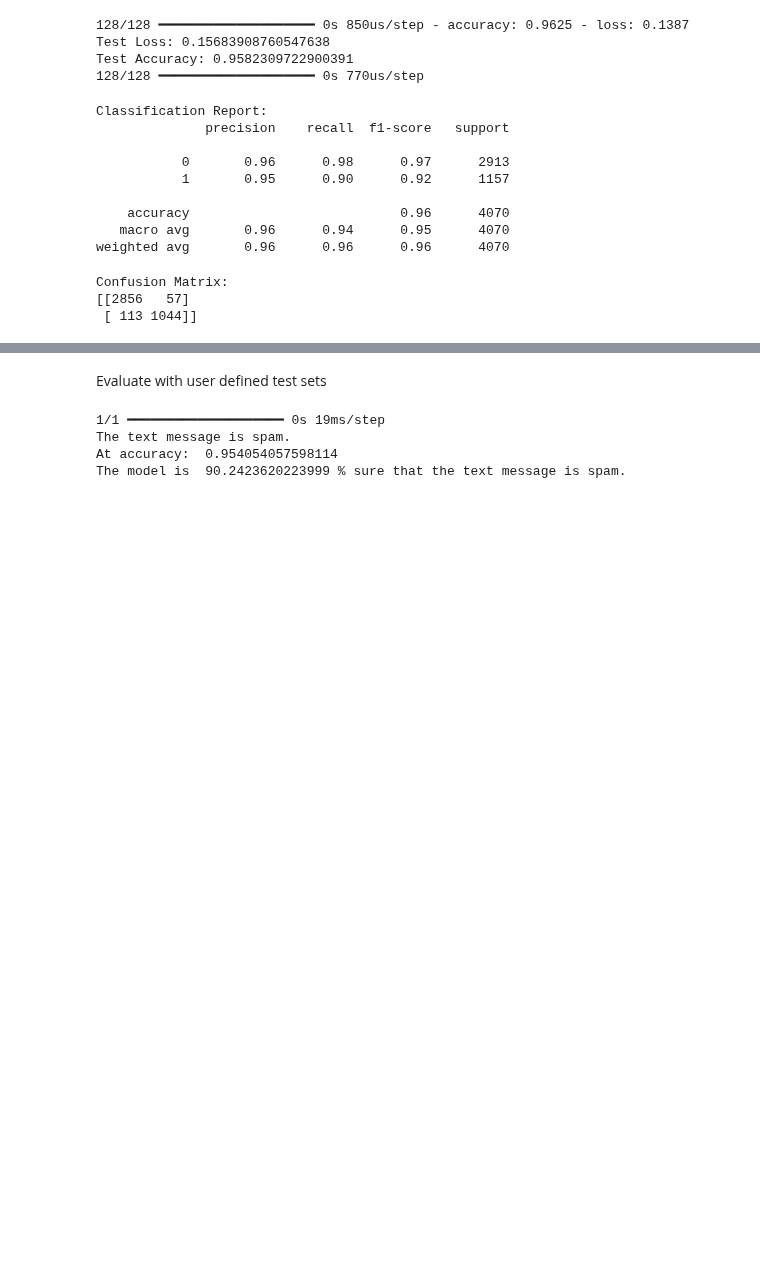
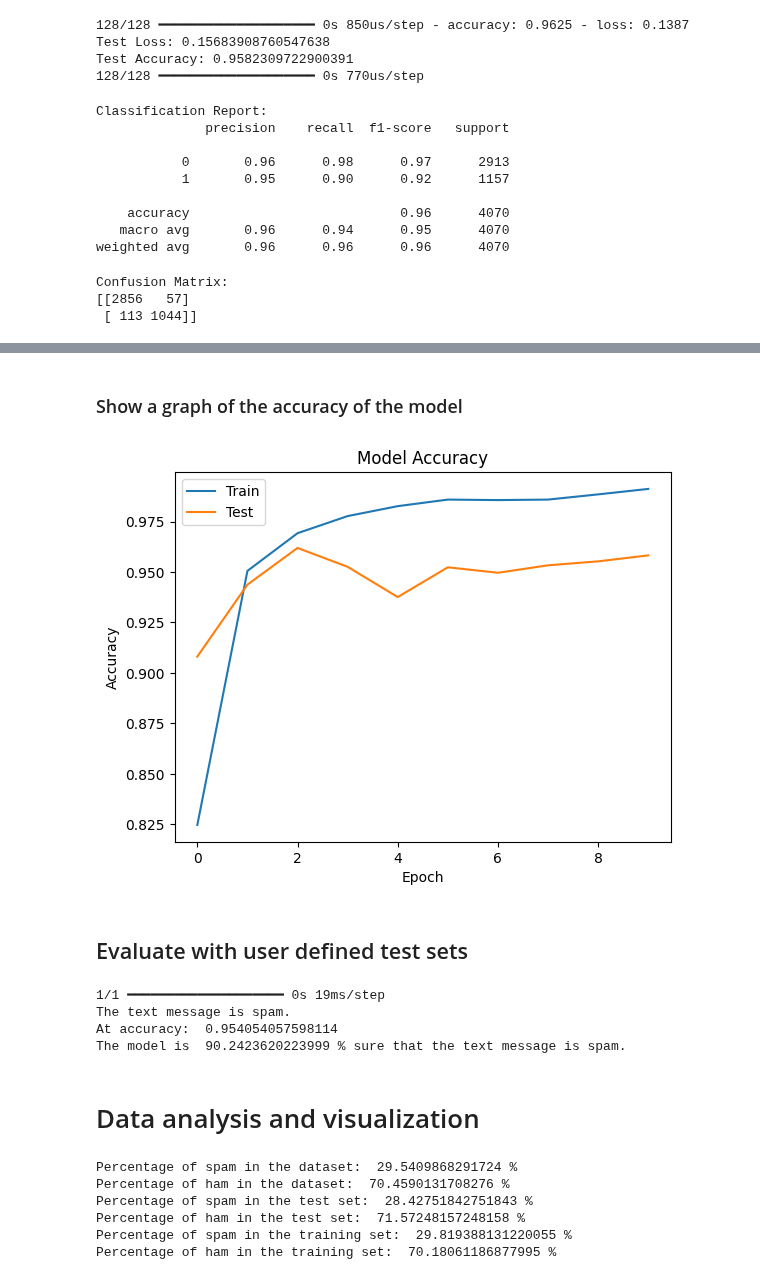
Before and after one commit to polymons/Deep-Learning-Experiments, a Jupyter notebook: spam-or-ham-analysis.ipynb, the cells around one changed output, grey strips where cells are left out. Saved outputs shown, nothing was run; the diff lists cells and outputs as text; code cells hidden in the pictures; blank space fills up the shorter version.

```diff
--- a/spam-or-ham-analysis.ipynb
+++ b/spam-or-ham-analysis.ipynb
@@ -140,5 +157,18 @@ Confusion Matrix:
+# %% [markdown]
+### Show a graph of the accuracy of the model
+# %%
+#show a graph of the accuracy of the model
+plt.plot(history.history['accuracy'])
+plt.plot(history.history['val_accuracy'])
+plt.title('Model Accuracy')
+plt.ylabel('Accuracy')
+plt.xlabel('Epoch')
+plt.legend(['Train', 'Test'], loc='upper left')
+plt.show()
+# %% [output]
+[figure, added]
 # %% [markdown]
-Evaluate with user defined test sets
+## Evaluate with user defined test sets
 # %%
 my_text="Congratulations! You have been selected as a winner. Text WON to 44255 to claim your prize."
 # %%
@@ -168,3 +198,24 @@ else:
 The text message is spam.
 At accuracy:  0.954054057598114
 The model is  90.2423620223999 % sure that the text message is spam.
+# %% [markdown]
+# Data analysis and visualization
+# %%
+# show percentage of spam and ham in the dataset
+print("Percentage of spam in the dataset: ", (sum(y)/len(y))*100, "%")
+print("Percentage of ham in the dataset: ", ((len(y)-sum(y))/len(y))*100, "%")
+
+# show percentage of spam and ham in the test set
+print("Percentage of spam in the test set: ", (sum(y_test)/len(y_test))*100, "%")
+print("Percentage of ham in the test set: ", ((len(y_test)-sum(y_test))/len(y_test))*100, "%")
+
+# show percentage of spam and ham in the training set
+print("Percentage of spam in the training set: ", (sum(y_train)/len(y_train))*100, "%")
+print("Percentage of ham in the training set: ", ((len(y_train)-sum(y_train))/len(y_train))*100, "%")
+# %% [output]
+Percentage of spam in the dataset:  29.5409868291724 %
+Percentage of ham in the dataset:  70.4590131708276 %
+Percentage of spam in the test set:  28.42751842751843 %
+Percentage of ham in the test set:  71.57248157248158 %
+Percentage of spam in the training set:  29.819388131220055 %
+Percentage of ham in the training set:  70.18061186877995 %
```
Also changed, not shown: parts of 3 cells of this notebook.
